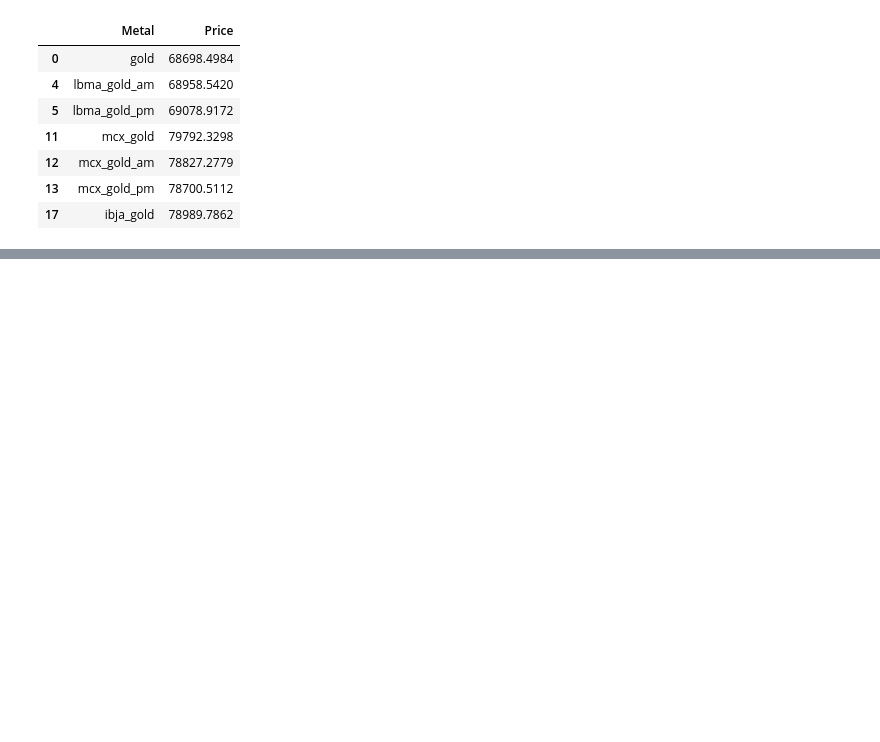
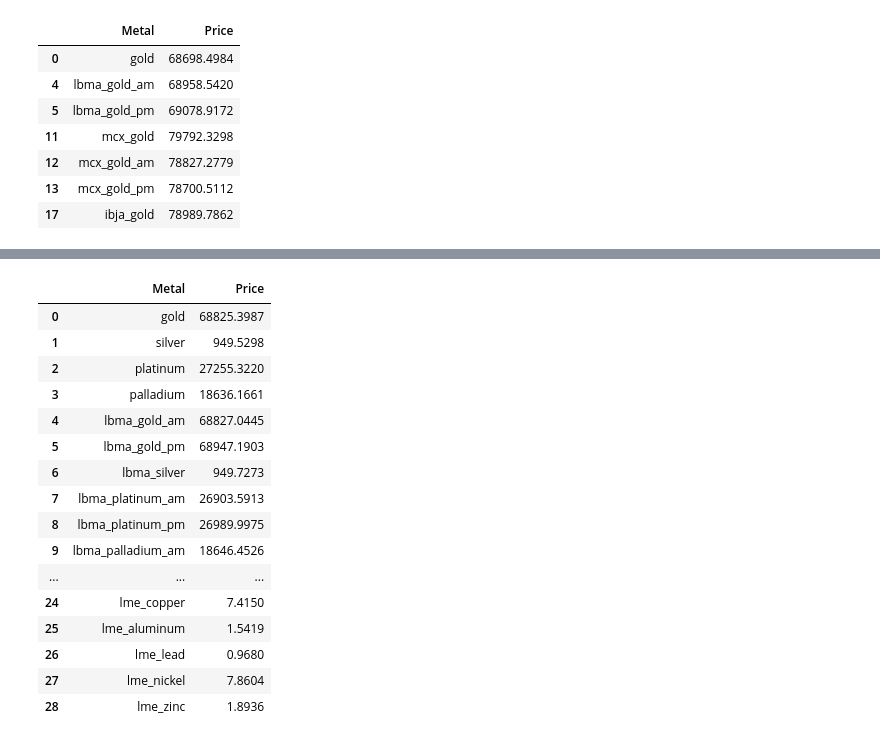
Before and after one commit to Otto-C/Otto-C.github.io, a Jupyter notebook: 01_Bullion_API_Extraction.ipynb, the cells around one changed output, grey strips where cells are left out. Cells and saved outputs as stored; diff of their text form; code cells hidden in the pictures; blank space fills up the shorter version.

```diff
--- a/01_Bullion_API_Extraction.ipynb
+++ b/01_Bullion_API_Extraction.ipynb
@@ -887,0 +879,27 @@ df[df["Price"] < 2000 ][["Metal", "Price"]]
+# %%
+#SELECT Metal, Price
+#FROM df
+#WHERE Price > 2000
+#AND Price < 10000;
+
+#df[(df["Price"] > 2000) & (df["Price"] < 10000)][["Metal", "Price"]]
+
+df
+# %% [output]
+|  | Metal | Price |
+| 0 | gold | 68825.3987 |
+| 1 | silver | 949.5298 |
+| 2 | platinum | 27255.3220 |
+| 3 | palladium | 18636.1661 |
+| 4 | lbma_gold_am | 68827.0445 |
+| 5 | lbma_gold_pm | 68947.1903 |
+| 6 | lbma_silver | 949.7273 |
+| 7 | lbma_platinum_am | 26903.5913 |
+| 8 | lbma_platinum_pm | 26989.9975 |
+| 9 | lbma_palladium_am | 18646.4526 |
+| ... | ... | ... |
+| 24 | lme_copper | 7.4150 |
+| 25 | lme_aluminum | 1.5419 |
+| 26 | lme_lead | 0.9680 |
+| 27 | lme_nickel | 7.8604 |
+| 28 | lme_zinc | 1.8936 |
```
Also changed, not shown: parts of 8 cells of this notebook.
